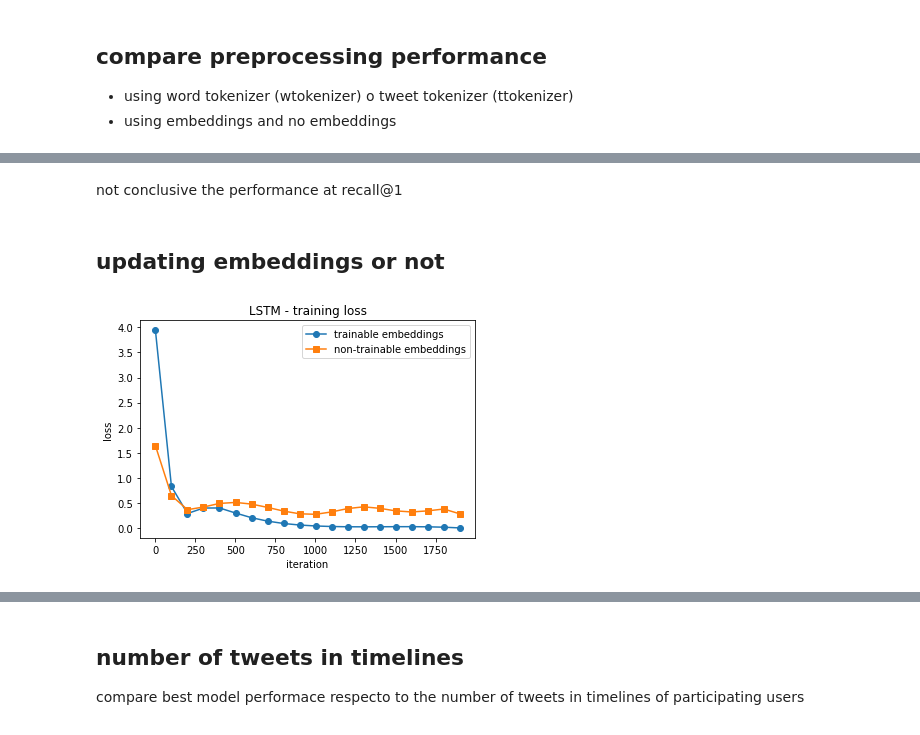
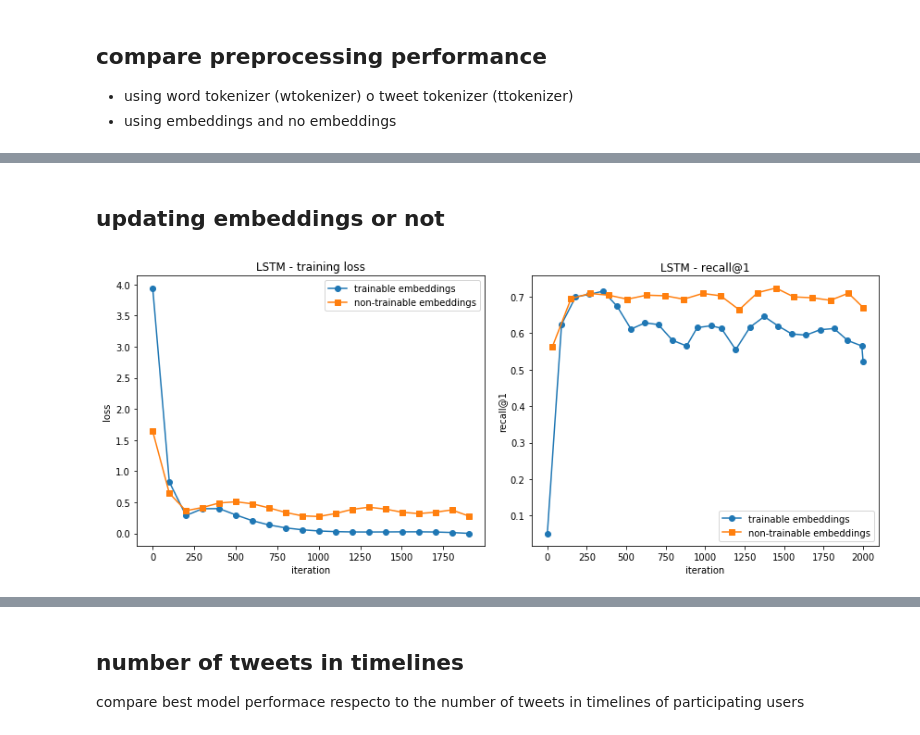
Before and after one commit to johnnytorres/recsys_twconv_s2s, a Jupyter notebook: analysis/results_analysis.ipynb, the cells around one changed output, grey strips where cells are left out. Cells and saved outputs as stored; diff of their text form; code cells hidden in the pictures.

```diff
--- a/analysis/results_analysis.ipynb
+++ b/analysis/results_analysis.ipynb
@@ -28 +28,6 @@ def smooth_curve(x, y, smooth=0.1):
+# %%
+v1d1_recall =pd.read_csv('../results/twconvrsu_v1d1-eval-recall_at_1.csv')
+v1d1p2_recall =pd.read_csv('../results/twconvrsu_v1d1p2-eval-recall_at_1.csv')
+v1d2_recall =pd.read_csv('../results/twconvrsu_v1d2-eval-recall_at_1.csv')
+v1d2p2_recall =pd.read_csv('../results/twconvrsu_v1d2p2-eval-recall_at_1.csv')
 # %%
@@ -59,5 +92,0 @@ best is tweet tokenizer with embeddings, although 2k iterations seems to be an e
-# %%
-v1d1_recall =pd.read_csv('../results/twconvrsu-v1d1-eval-recall_at_1.csv')
-v1d1p2_recall =pd.read_csv('../results/twconvrsu-v1d1p2-eval-recall_at_1.csv')
-v1d2_recall =pd.read_csv('../results/twconvrsu-v1d2-eval-recall_at_1.csv')
-v1d2p2_recall =pd.read_csv('../results/twconvrsu-v1d2p2-eval-recall_at_1.csv')
@@ -90,26 +93,48 @@ Text(0.5,0,'iteration')
-# %% [markdown]
-not conclusive the performance at recall@1
 # %% [markdown]
 ## updating embeddings or not
 # %%
-v1d2p3_training_loss = pd.read_csv('../results/twconvrsu-v1d2p3-nweu-training-loss.csv')
-v1d2p3_recall =pd.read_csv('../results/twconvrsu-v1d2p3-nweu-eval-recall_at_1.csv')
+v1d2p3_training_loss = pd.read_csv('../results/twconvrsu_v1d2p3-nweu-training-loss.csv')
+v1d2p3_recall =pd.read_csv('../results/twconvrsu_v1d2p3-nweu-eval-recall_at_1.csv')
 # %%
+plt.figure(figsize=(12,5))
+
+plt.subplot(1,2,1)
+
 x, y = smooth_curve(v1d2p2_training_loss.Step, v1d2p2_training_loss.Value)
 plt.plot(x, y, marker='o')
 
 x, y = smooth_curve(v1d2p3_training_loss.Step, v1d2p3_training_loss.Value)
 plt.plot(x, y, marker='s')
 
 #plt.yscale('log')
 plt.title('LSTM - training loss')
 plt.legend([
     'trainable embeddings',
     'non-trainable embeddings'
 ])
 
 plt.ylabel('loss')
 plt.xlabel('iteration')
-plt.savefig('../results/trainable_embeddings_loss.eps', format='eps')
+
+plt.subplot(1,2,2)
+
+x, y = smooth_curve(v1d2p2_recall.Step, v1d2p2_recall.Value,0)
+plt.plot(x, y, marker='o')
+
+x, y = smooth_curve(v1d2p3_recall.Step, v1d2p3_recall.Value,0)
+plt.plot(x, y, marker='s')
+
+#plt.yscale('log')
+plt.title('LSTM - recall@1')
+plt.legend([
+    'trainable embeddings',
+    'non-trainable embeddings'
+])
+
+plt.ylabel('recall@1')
+plt.xlabel('iteration')
+
+plt.tight_layout()
+plt.savefig('../results/trainable_embeddings_perf.eps', format='eps')
 # %% [output]
-[figure, old version]
+[figure, new version]
```
Also changed, not shown: parts of 11 cells of this notebook, 51 other files.
